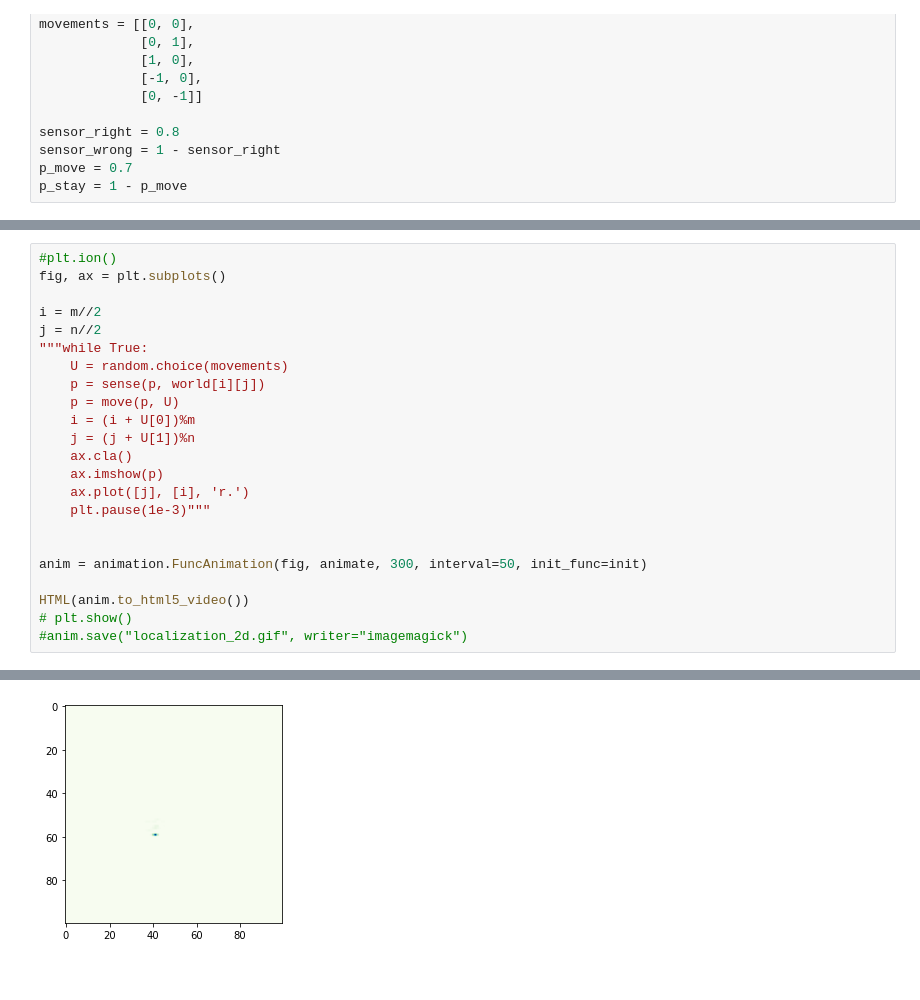
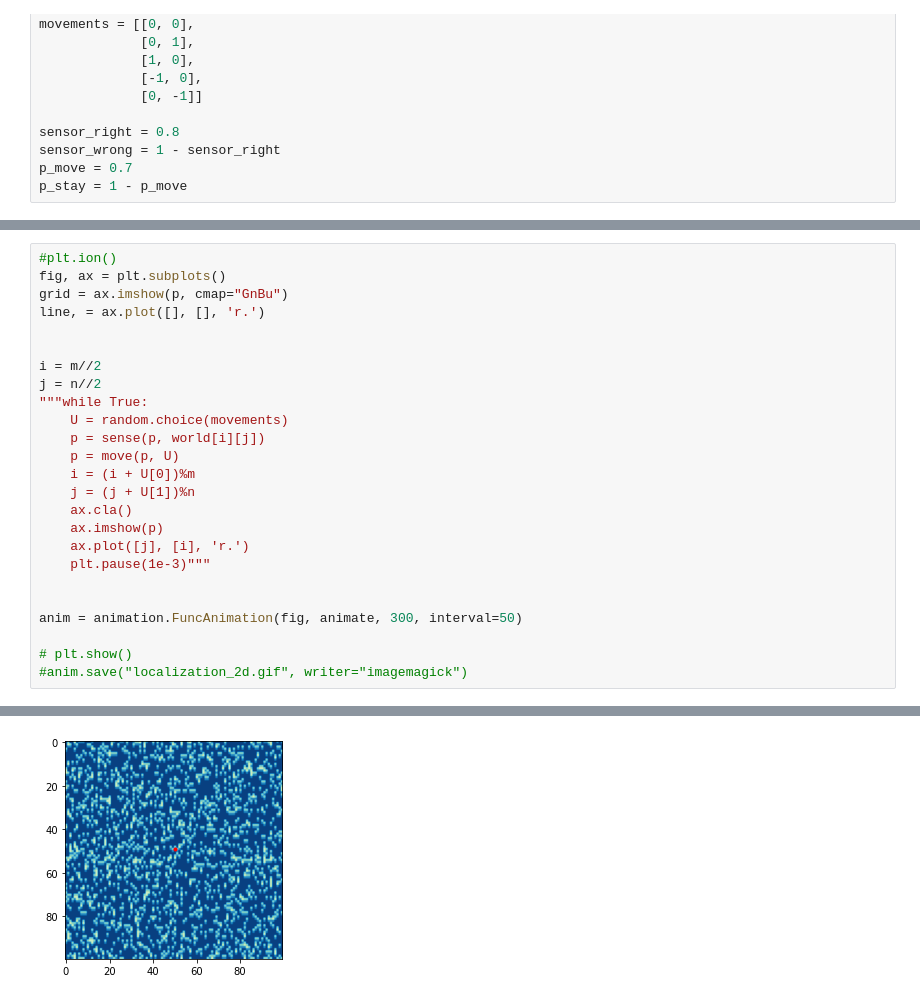
Before and after one commit to Slyracoon23/Udacity-Artificial-Intelligence-for-Robotics, a Jupyter notebook: Localization/notebook/localization2d_orginal.ipynb, the cells around one changed output, grey strips where cells are left out. Drawn from its saved outputs; the diff is of its cells as text.

Commit message:
made color map of world graph

```diff
--- a/Localization/notebook/localization2d_orginal.ipynb
+++ b/Localization/notebook/localization2d_orginal.ipynb
@@ -70,6 +66,9 @@ def init():
 # %%
 #plt.ion()
 fig, ax = plt.subplots()
+grid = ax.imshow(p, cmap="GnBu")
+line, = ax.plot([], [], 'r.')
+
 
 i = m//2
 j = n//2
@@ -85,9 +84,8 @@ j = n//2
     plt.pause(1e-3)"""
 
 
-anim = animation.FuncAnimation(fig, animate, 300, interval=50, init_func=init)
+anim = animation.FuncAnimation(fig, animate, 300, interval=50)
 
-HTML(anim.to_html5_video())
 # plt.show()
 #anim.save("localization_2d.gif", writer="imagemagick")
 # %% [output]
@@ -95 +92 @@ HTML(anim.to_html5_video())
-[figure, old version]
+[figure, new version]
```
Also changed, not shown: parts of 3 cells of this notebook, 2 other files.
